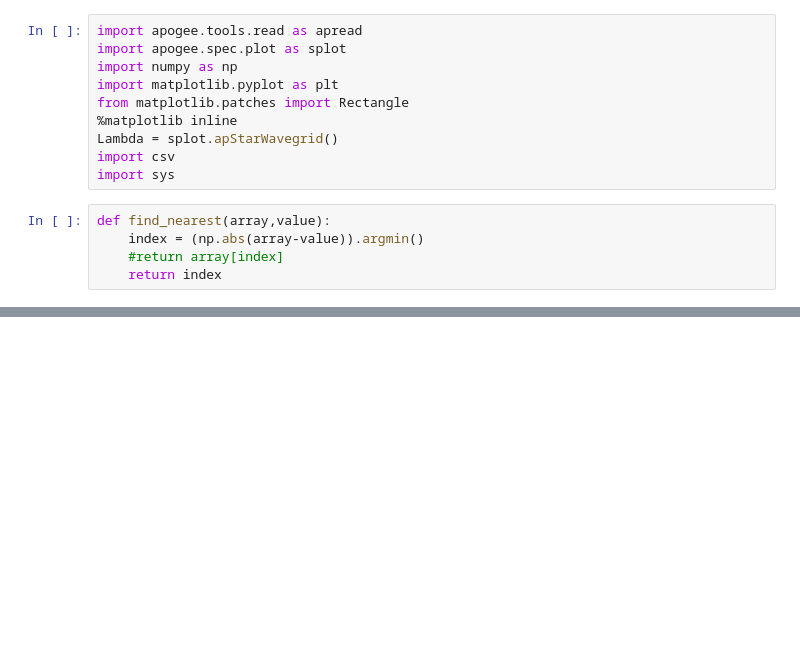
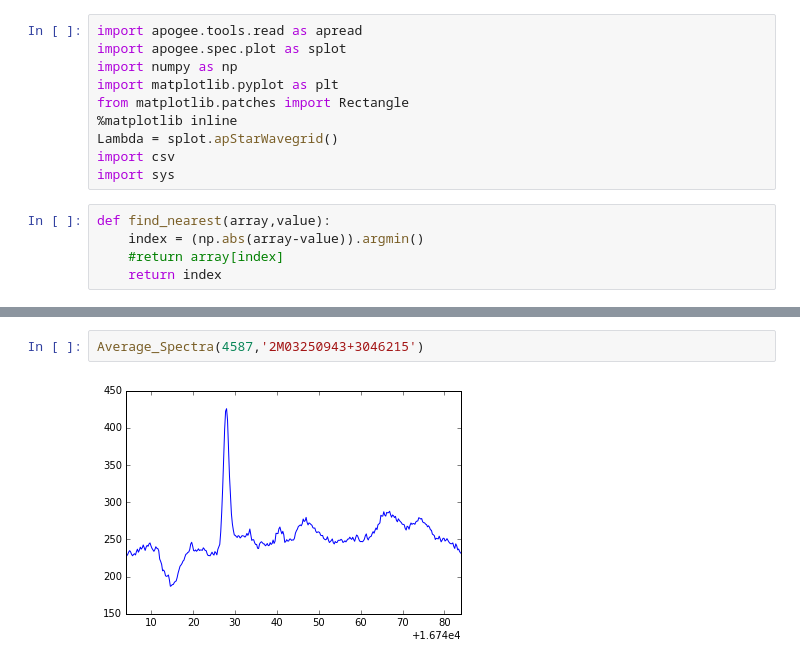
Before and after one commit to ballanr/T-Tauri, a Jupyter notebook: Skunkworks.ipynb, the cells around one changed output, grey strips where cells are left out. Saved outputs shown, nothing was run; the diff lists cells and outputs as text; blank space fills up the shorter version.

```diff
--- a/Skunkworks.ipynb
+++ b/Skunkworks.ipynb
@@ -110,0 +151,4 @@ EqW_Function('FST CSV FILE.csv','FST TEST3.csv')
+# %%
+Average_Spectra(4587,'2M03250943+3046215')
+# %% [output]
+[figure, added]
```
Also changed, not shown: parts of 20 cells of this notebook.
